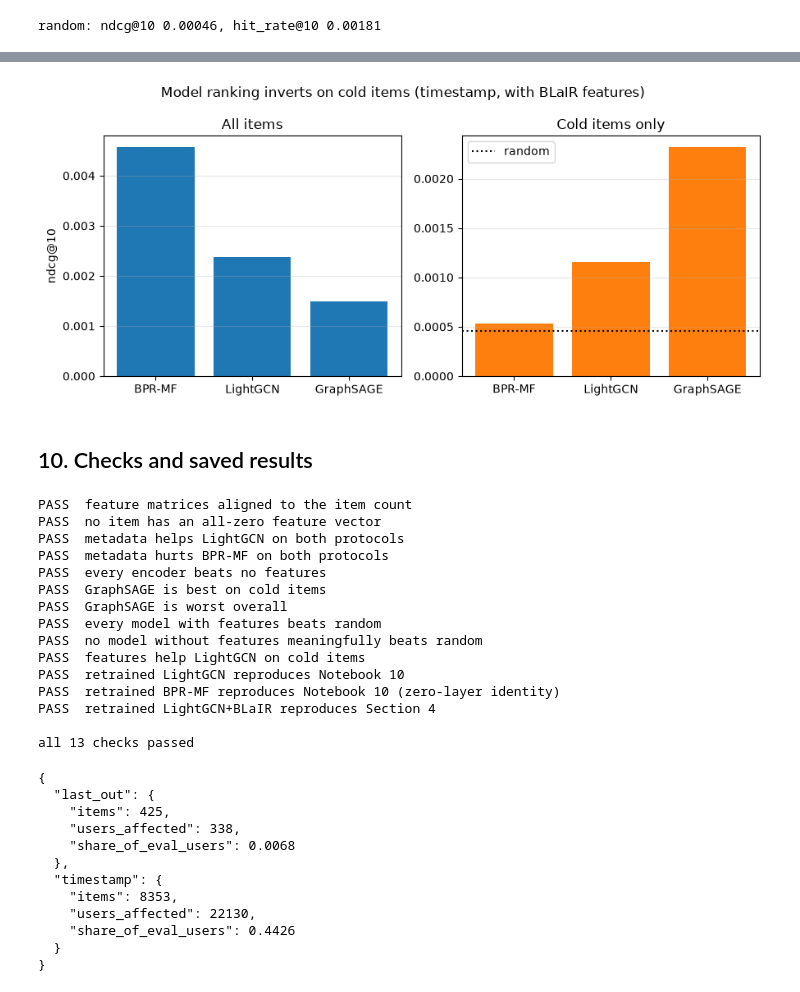
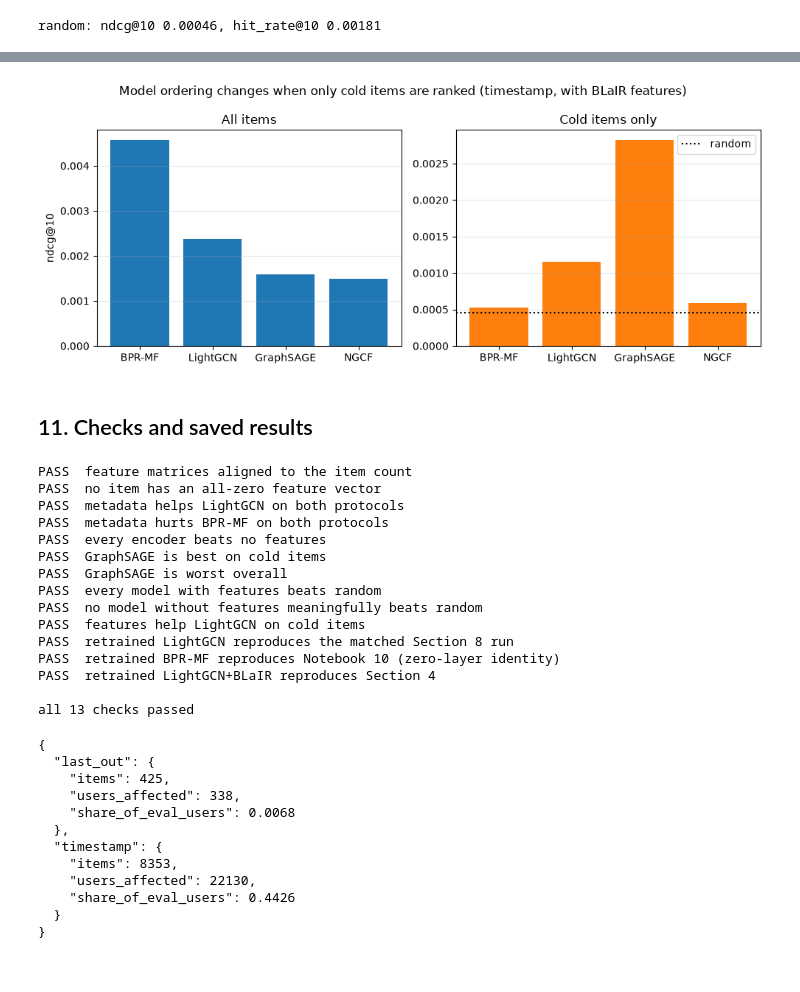
Before and after one commit to ErjonXhani/gnn-recommender-dissertation, a Jupyter notebook: notebooks/11_metadata_and_cold_start.ipynb, the cells around one changed output, grey strips where cells are left out. Saved outputs shown, nothing was run; the diff lists cells and outputs as text; code cells hidden in the pictures.

Commit message:
Complete cold-start experiments and render Chapter 4 tables while writing the report

```diff
--- a/notebooks/11_metadata_and_cold_start.ipynb
+++ b/notebooks/11_metadata_and_cold_start.ipynb
@@ -992,6 +972,8 @@ def build_any(name, protocol, encoder, seed):
         return build_lightgcn(protocol, encoder, seed)
     if name == "GraphSAGE":
         return build_graphsage(protocol, encoder, seed)
+    if name == "NGCF":
+        return build_ngcf(protocol, encoder, seed)
     raise ValueError(name)
 
 
@@ -999,7 +981,7 @@ def cold_run(name, encoder, l2_reg, protocol="timestamp", seed=SEED):
     """Train once, then score on the full test set and on cold items only.
     Weights are saved so the model can be re-scored later without retraining."""
     enc = encoder or "none"
-    tag = f"{name}_{enc}_{protocol}_s{seed}"
+    tag = f"{name}_{enc}_{protocol}_reg{l2_reg:g}_s{seed}"
     summary_path, weights_path = COLD_CACHE / f"{tag}.json", COLD_CACHE / f"{tag}.pt"
 
     if summary_path.exists():
@@ -1040,12 +1022,14 @@ def cold_run(name, encoder, l2_reg, protocol="timestamp", seed=SEED):
     return {**result, "cached": False}
 # %%
 COLD_CONFIGS = [
-    ("LightGCN",  "blair", 3e-5),
-    ("LightGCN",  None,    3e-4),
-    ("BPR-MF",    "blair", 0.15),
+    ("LightGCN",  "blair", 3e-5),   # matched at the feature optimum
+    ("LightGCN",  None,    3e-5),
+    ("NGCF",      "blair", 1e-2),   # its Notebook 10 setting, same for both arms
+    ("NGCF",      None,    1e-2),
+    ("BPR-MF",    "blair", 0.15),   # already matched
     ("BPR-MF",    None,    0.15),
-    ("GraphSAGE", "blair", 1e-4),
-    ("GraphSAGE", None,    3e-4),   # its timestamp setting from Notebook 10
+    ("GraphSAGE", "blair", 3e-3),   # its timestamp optimum, from the Section 8 sweep
+    ("GraphSAGE", None,    3e-3),
 ]
 
 cold_results = pd.DataFrame([cold_run(*cfg) for cfg in COLD_CONFIGS])
@@ -1060,0 +1049,10 @@ cold_results[["model", "encoder", "l2_reg", "cold_ndcg@10", "cold_hit_rate@10"]]
+# %%
+# Does NGCF's cold-start training path reproduce the Job 3 metadata runs?
+# Same model, same l2_reg 1e-2, same seed, same patience and eval_every,
+# but a different function. Checked rather than assumed.
+for enc in ["blair", "none"]:
+    job3 = json.load(open(CACHE / f"NGCF_{enc}_timestamp_reg0.01_s42.json"))["ndcg@10"]
+    cold = cold_results.query(
+        "model == 'NGCF' and encoder == @enc")["all_ndcg@10"].iloc[0]
+    print(f"NGCF {enc:<5}  Job 3 {job3:.6f}   cold path {cold:.6f}   "
+          f"difference {cold / job3 - 1:+.2%}")
@@ -1117,7 +1126,8 @@ rows = []
 for name, encoder, l2_reg in COLD_CONFIGS:
     enc = encoder or "none"
     model = build_any(name, "timestamp", encoder, SEED).to(DEVICE)
-    model.load_state_dict(torch.load(COLD_CACHE / f"{name}_{enc}_timestamp_s{SEED}.pt"), strict=False)
+    tag = f"{name}_{enc}_timestamp_reg{l2_reg:g}_s{SEED}"
+    model.load_state_dict(torch.load(COLD_CACHE / f"{tag}.pt"), strict=False)
     model.eval()
 
     m = cold_evaluators["timestamp"].evaluate(cold_only(model.score_fn()),
@@ -1273,31 +1501,33 @@ GraphSAGE    none  0.00039      0.00167     0.9x
 # %%
 overall = (cold_results.query("encoder == 'blair'")
            .set_index("model")["all_ndcg@10"].to_dict())
 cold = cold_final.query("encoder == 'blair'").set_index("model")["ndcg@10"].to_dict()
 
-models = ["BPR-MF", "LightGCN", "GraphSAGE"]
+# ordered by all-items score, so the reordering in the right panel is visible
+models = ["BPR-MF", "LightGCN", "GraphSAGE", "NGCF"]
 x = np.arange(len(models))
 
-fig, axes = plt.subplots(1, 2, figsize=(9, 4))
+fig, axes = plt.subplots(1, 2, figsize=(10, 4))
 axes[0].bar(x, [overall[m] for m in models], color="tab:blue")
 axes[0].set(title="All items", ylabel="ndcg@10", xticks=x, xticklabels=models)
 
 axes[1].bar(x, [cold[m] for m in models], color="tab:orange")
 axes[1].axhline(random_scores["ndcg@10"], color="black", linestyle=":", label="random")
 axes[1].set(title="Cold items only", xticks=x, xticklabels=models)
 axes[1].legend()
 
 for ax in axes:
     ax.grid(alpha=0.3, axis="y")
 
-fig.suptitle("Model ranking inverts on cold items (timestamp, with BLaIR features)")
+fig.suptitle("Model ordering changes when only cold items are ranked "
+             "(timestamp, with BLaIR features)")
 fig.tight_layout()
 fig.savefig(FIGURES_DIR / "11_cold_start_inversion.png", dpi=200)
 plt.show()
 # %% [output]
-[figure, old version]
+[figure, new version]
 # %% [markdown]
-## 10. Checks and saved results
+## 11. Checks and saved results
 # %%
 def nb10_value(model, protocol, seed=SEED):
     with open(FINAL_CACHE_10 / f"{model}_{protocol}_s{seed}.json") as fh:
@@ -1332,8 +1562,9 @@ checks = {
     "features help LightGCN on cold items":
         cold_final.query("model == 'LightGCN' and encoder == 'blair'")["ndcg@10"].iloc[0]
         > cold_final.query("model == 'LightGCN' and encoder == 'none'")["ndcg@10"].iloc[0],
-    "retrained LightGCN reproduces Notebook 10":
-        abs(retrained[("LightGCN", "none")] - nb10_value("LightGCN", "timestamp")) < 1e-5,
+    "retrained LightGCN reproduces the matched Section 8 run":
+        abs(retrained[("LightGCN", "none")]
+            - _ndcg(FINAL_CACHE / "LightGCN_none_timestamp_s42.json")) < 1e-5,
     "retrained BPR-MF reproduces Notebook 10 (zero-layer identity)":
         abs(retrained[("BPR-MF", "none")] - nb10_value("BPR-MF", "timestamp")) < 1e-5,
     "retrained LightGCN+BLaIR reproduces Section 4":
@@ -1357,7 +1588,7 @@ PASS  GraphSAGE is worst overall
 PASS  every model with features beats random
 PASS  no model without features meaningfully beats random
 PASS  features help LightGCN on cold items
-PASS  retrained LightGCN reproduces Notebook 10
+PASS  retrained LightGCN reproduces the matched Section 8 run
 PASS  retrained BPR-MF reproduces Notebook 10 (zero-layer identity)
 PASS  retrained LightGCN+BLaIR reproduces Section 4
 
```
Also changed, not shown: parts of 25 cells of this notebook, 34 other files.
